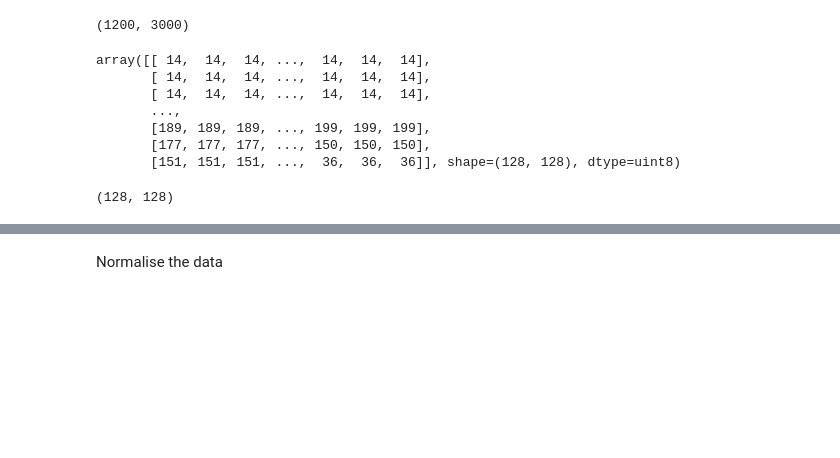
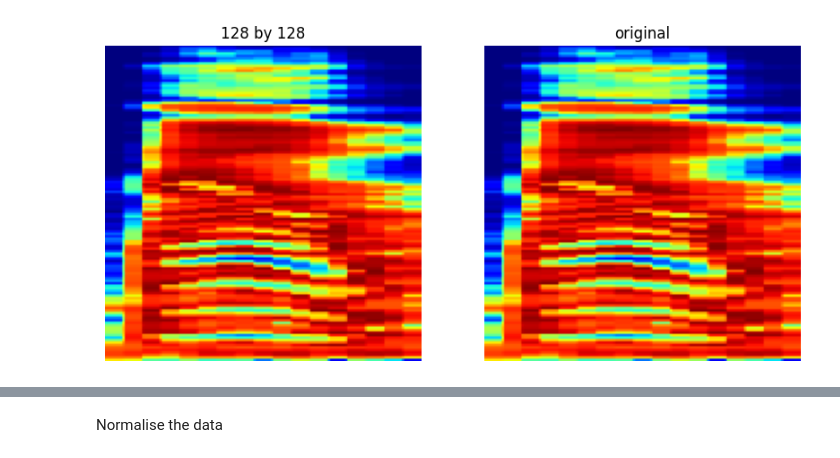
Before and after one commit to Ifuwelemuel/Audio-Distress-Call-Detection, a Jupyter notebook: EDA.ipynb, the cells around one changed output, grey strips where cells are left out. Saved outputs shown, nothing was run; the diff lists cells and outputs as text; code cells hidden in the pictures; blank space fills up the shorter version.

```diff
--- a/EDA.ipynb
+++ b/EDA.ipynb
@@ -56,21 +11,0 @@ plt.close()
-# %%
-
-img = cv2.imread('spectrogram.png',0)
-img.shape
-# %% [output]
-(1200, 3000)
-# %%
-resized_img= cv2.resize(img,(128,128),interpolation=cv2.INTER_AREA)
-resized_img
-# %% [output]
-array([[ 14,  14,  14, ...,  14,  14,  14],
-       [ 14,  14,  14, ...,  14,  14,  14],
-       [ 14,  14,  14, ...,  14,  14,  14],
-       ...,
-       [189, 189, 189, ..., 199, 199, 199],
-       [177, 177, 177, ..., 150, 150, 150],
-       [151, 151, 151, ...,  36,  36,  36]], shape=(128, 128), dtype=uint8)
-# %%
-resized_img.shape
-# %% [output]
-(128, 128)
@@ -77 +16,21 @@ resized_img.shape
+# %%
+x = np.zeros((1,128,128))
+tmp = cv2.imread("spectrogram.png",0) # 0 means gray scale
+
+resize_tmp=cv2.resize(tmp,(128,128),interpolation=cv2.INTER_AREA) #AREA down sampling; linear slow but higher quality
+x[0]=resize_tmp
+
+plt.figure(figsize=(10, 8))
+plt.subplot(1,2,1)
+plt.imshow(x[0],cmap='jet')
+plt.title('128 by 128')
+plt.axis('off')
+
+plt.subplot(1,2,2)
+plt.imshow(resize_tmp,cmap='jet')
+plt.title('original')
+plt.axis('off')
+plt.show()
+# %% [output]
+[figure, added]
 # %%
```
Also changed, not shown: parts of 17 cells of this notebook.
